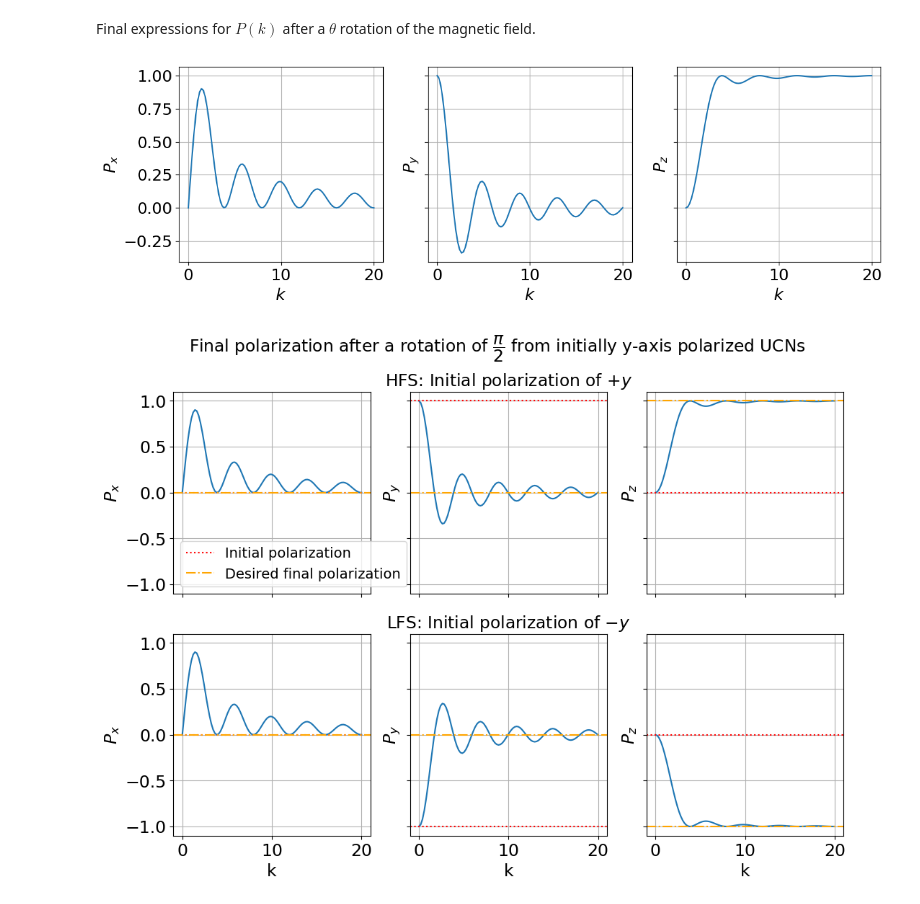
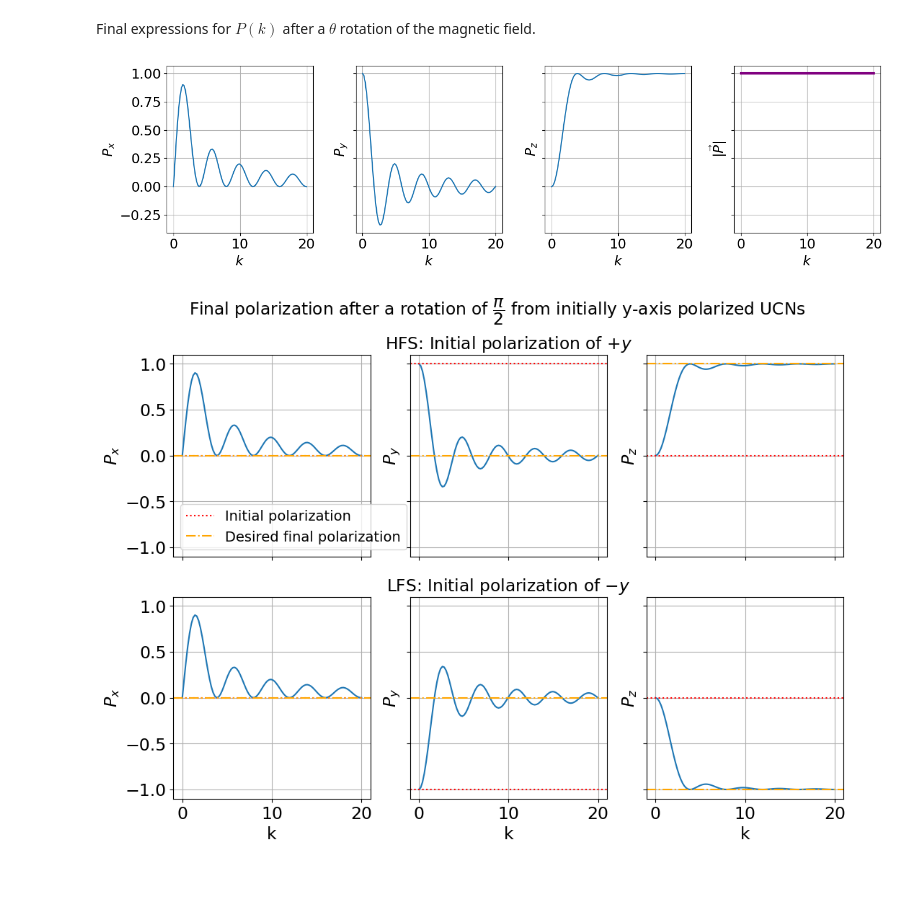
Before and after one commit to eklem1/AdiabaticSpinTransp, a Jupyter notebook: AdiabaticParameterRequirements.ipynb, the cells around one changed output. Drawn from its saved outputs; the diff is of its cells as text; code cells hidden in the pictures; blank space fills up the shorter version.

Commit message:
some nicer plots

```diff
--- a/AdiabaticParameterRequirements.ipynb
+++ b/AdiabaticParameterRequirements.ipynb
@@ -179,7 +179,7 @@ def P_tot(theta, k): #this should just stay at 1, which it does
     return np.sqrt( Px(theta, k)**2 +  Py(theta, k)**2 +  Pz(theta, k)**2)
 # %%
 plt.rcParams.update({'font.size': 17})
-fig, axs = plt.subplots(1, 3, figsize=(12,4), sharex=True, sharey=True)
+fig, axs = plt.subplots(1, 4, figsize=(14,4), sharex=True, sharey=True)
 
 k_arr = np.linspace(0, 20, 100)
 
@@ -190,34 +190,46 @@ direction_lab = ["P_x", "P_y", "P_z"]
 #for switching between high and low field seeker intial polarization
 LFS_arr = [False, True]
 intial_P = [[0, 1, 0]]#, [0, -1, 0]]
 intial_P_arr = ["$+y$", "$-y$"]
 seekers_arr = ["HFS", "LFS"]
 
 wanted_final_P = [[0, 0, 1],[0, 0, -1]]
 
 j = 0
 for P in intial_P:
 
     for i in direction:
         axs[i].plot(k_arr, P_vec(t, k_arr, LFS_arr[j])[i])
         # axs[i].axhline(y=P[i], color='r', linestyle=':', label="Initial polarization")
         # axs[i].axhline(y=wanted_final_P[j][i], color='orange', linestyle='-.',
         #                   label="Desired final polarization")
         axs[i].set_ylabel(f"${direction_lab[i]}$")
         axs[i].grid()
 
     j += 1
 
+
+Pmag = np.sqrt(P_vec(t, k_arr, LFS_arr[0])[0]**2 +P_vec(t, k_arr, LFS_arr[0])[1]**2
+               + P_vec(t, k_arr, LFS_arr[0])[2]**2)
+
+axs[3].plot(k_arr, Pmag, color='purple', linewidth=3)
+axs[3].set_xlabel('k')
+axs[3].set_ylabel('$|\\vec{P}|$')
+axs[3].grid()
+
+
 # axs[2].legend()
 axs[0].set_xlabel("$k$")
 axs[1].set_xlabel("$k$")
 axs[2].set_xlabel("$k$")
+axs[3].set_xlabel("$k$")
+
 plt.tight_layout()
 plt.savefig('thesisPlots/Kgraphs_analytic.pdf')
 
 plt.show()
 # %% [output]
-[figure, old version]
+[figure, new version]
 # %%
 fig, axs = plt.subplots(2, 3, figsize=(12,8), sharex=True, sharey=True)
 plt.rcParams.update({'font.size': 14})
```
Also changed, not shown: parts of 3 cells of this notebook, 9 other files.
